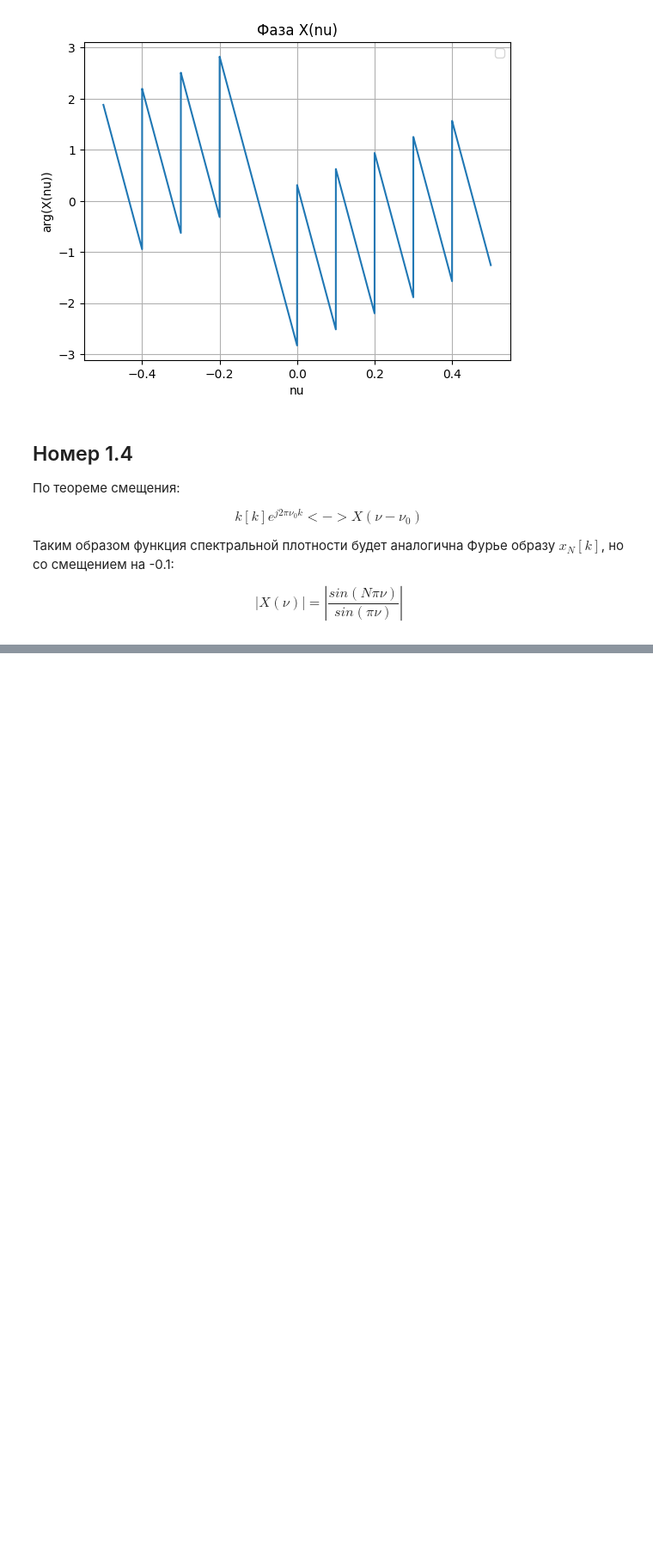
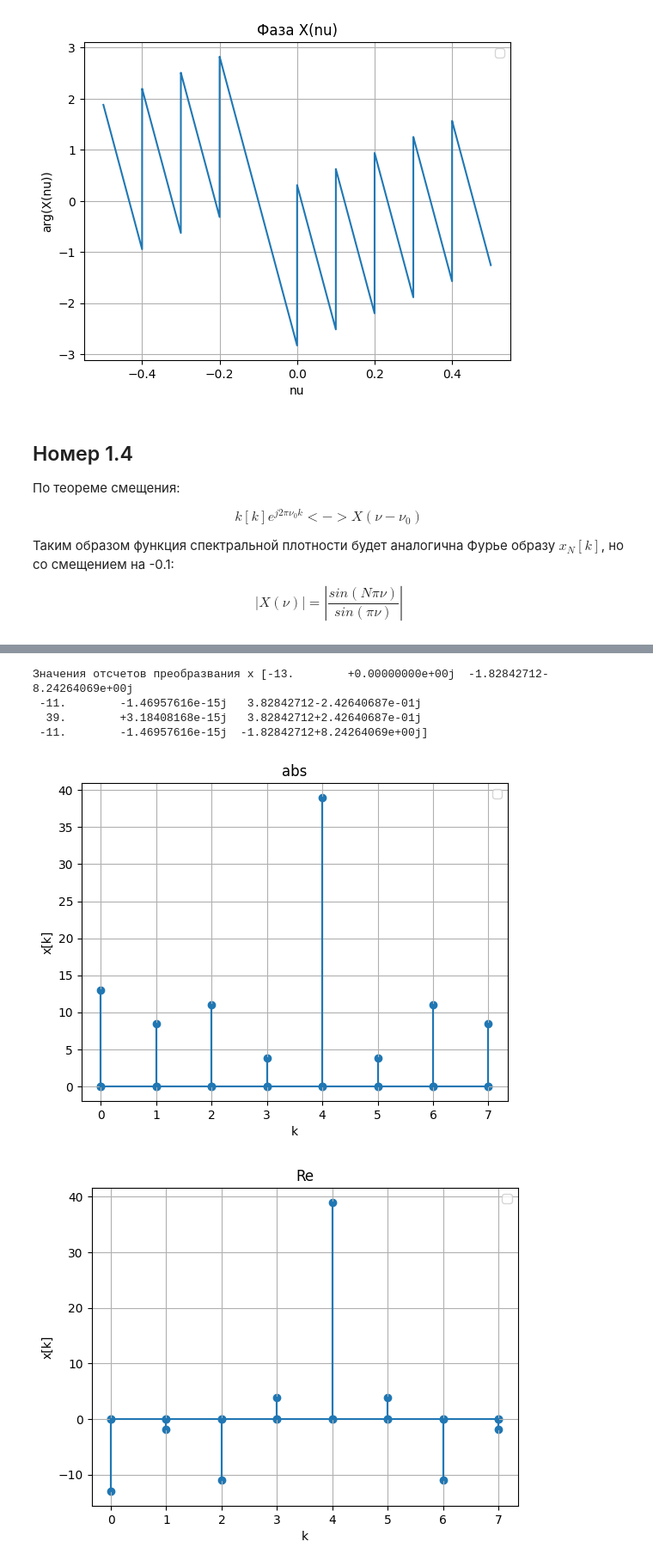
Before and after one commit to Zararest/Labs, a Jupyter notebook: RT_2/Result.ipynb, the cells around one changed output, grey strips where cells are left out. Shown at 86% size. Cells and saved outputs as stored; diff of their text form; code cells hidden in the pictures; blank space fills up the shorter version.

```diff
--- a/RT_2/Result.ipynb
+++ b/RT_2/Result.ipynb
@@ -262,0 +271,61 @@ $$ |X(\nu)| =  |\frac{sin(N \pi \nu)}{sin(\pi \nu)}|$$
+# %%
+import numpy as np
+import scipy as sci
+import Plot
+
+from scipy.fft import fft
+
+def full_W(N):
+    W = np.full((N, N), 0.0 + 0.0j)
+    for k in range(N):
+        for n in range(N):
+            W[n, k] = np.exp(-2j * np.pi / N * ((n * k) % N))
+    return W
+
+#построение отсчетов
+def draw_arr(x, type='abs'):
+    size = np.size(x)
+    x_arr = np.array([])
+    y_arr = np.array([])
+    for i in range(size):
+        x_arr = np.append(x_arr, i)
+        x_arr = np.append(x_arr, i)
+        x_arr = np.append(x_arr, i)
+        y_arr = np.append(y_arr, 0)
+        if type == 'abs':
+            y_arr = np.append(y_arr, np.abs(x[i]))
+        if type == 'Re':
+            y_arr = np.append(y_arr, x[i].real)
+        if type == 'Im':
+            y_arr = np.append(y_arr, x[i].imag)
+        y_arr = np.append(y_arr, 0)
+
+    func = Plot.PlotFunction()
+    func.set_arrayX(x_arr)
+    func.set_arrayY(y_arr)
+
+    plot = Plot.MyPlot()
+    plot.config_plot(type, 'k', 'x[k]')
+    plot.add_dots(func)
+    plot.add_function(func)
+    plot.draw_all()
+
+def matr_DFT(x):
+    N = np.size(x)
+    W = full_W(N)
+    X = np.matmul(W, x)
+    return X
+
+x = np.array([1, -6, 8, -4, 0, -7, 4, -9])
+X = matr_DFT(np.transpose(x))
+print('Значения отсчетов преобразвания x', X)
+draw_arr(X)
+draw_arr(X, 'Re')
+draw_arr(X, 'Im')
+# %% [output]
+Значения отсчетов преобразвания x [-13.        +0.00000000e+00j  -1.82842712-8.24264069e+00j
+ -11.        -1.46957616e-15j   3.82842712-2.42640687e-01j
+  39.        +3.18408168e-15j   3.82842712+2.42640687e-01j
+ -11.        -1.46957616e-15j  -1.82842712+8.24264069e+00j]
+[figure, added]
+[figure, added]
```
Also changed, not shown: parts of 7 cells of this notebook.
